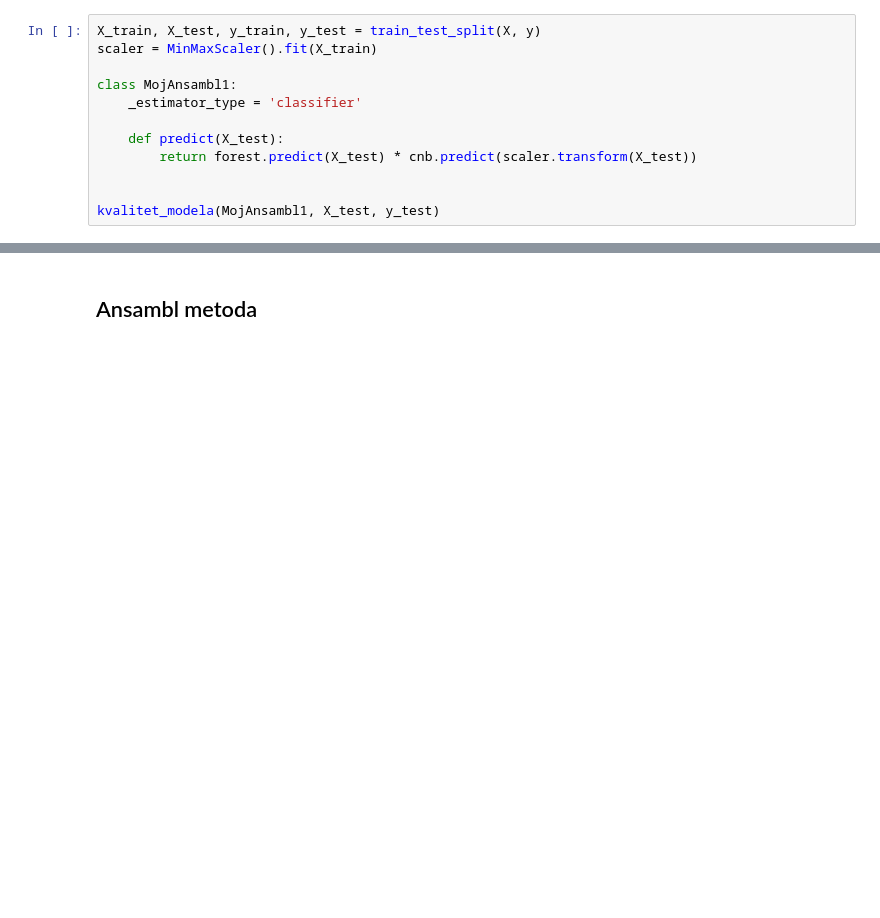
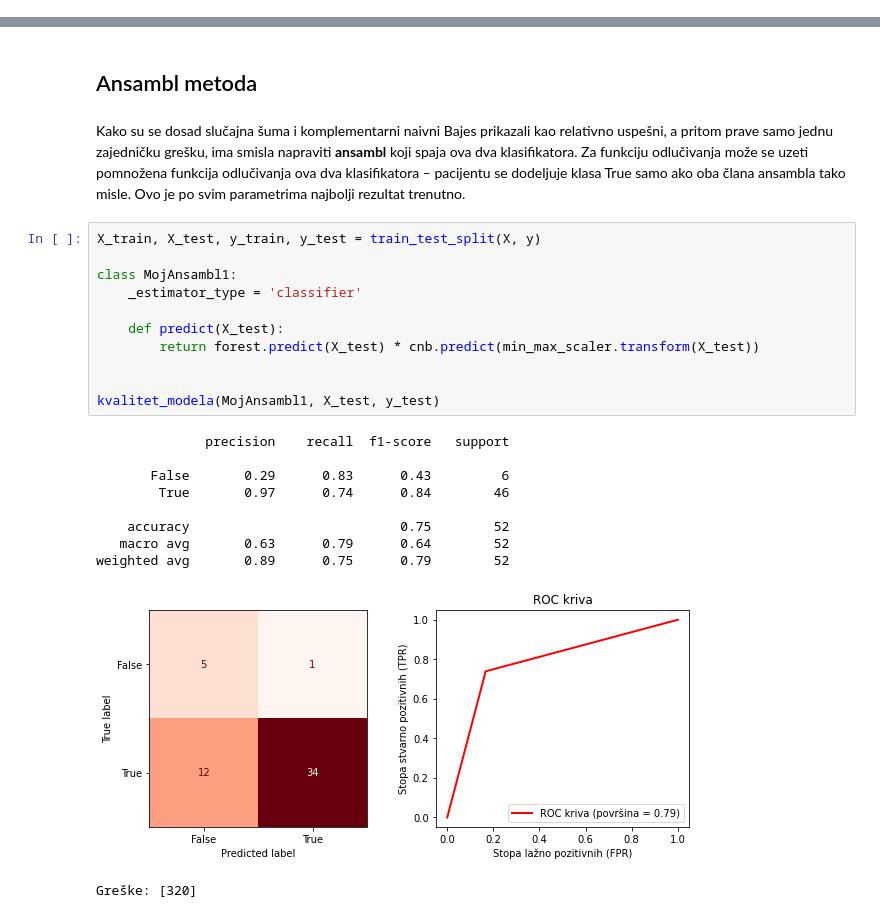
Before and after one commit to matfija/Elektrokonverzija, a Jupyter notebook: elektroklasifikacija.ipynb, the cells around one changed output, grey strips where cells are left out. Drawn from its saved outputs; the diff is of its cells as text; blank space fills up the shorter version.

Commit message:
Ansambli prebačeni na kraj

```diff
--- a/elektroklasifikacija.ipynb
+++ b/elektroklasifikacija.ipynb
@@ -311,12 +305,0 @@ Kako su se dosad slučajna šuma i komplementarni naivni Bajes prikazali kao rel
-# %%
-X_train, X_test, y_train, y_test = train_test_split(X, y)
-scaler = MinMaxScaler().fit(X_train)
-
-class MojAnsambl1:
-    _estimator_type = 'classifier'
-
-    def predict(X_test):
-        return forest.predict(X_test) * cnb.predict(scaler.transform(X_test))
-
-
-kvalitet_modela(MojAnsambl1, X_test, y_test)
@@ -540,4 +503,28 @@ weighted avg       0.86      0.73      0.78        52
 Greške: [ 6 63]
 # %% [markdown]
 ## Ansambl metoda
+# %% [markdown]
+Kako su se dosad slučajna šuma i komplementarni naivni Bajes prikazali kao relativno uspešni, a pritom prave samo jednu zajedničku grešku, ima smisla napraviti **ansambl** koji spaja ova dva klasifikatora. Za funkciju odlučivanja može se uzeti pomnožena funkcija odlučivanja ova dva klasifikatora – pacijentu se dodeljuje klasa True samo ako oba člana ansambla tako misle. Ovo je po svim parametrima najbolji rezultat trenutno.
+# %%
+X_train, X_test, y_train, y_test = train_test_split(X, y)
+
+class MojAnsambl1:
+    _estimator_type = 'classifier'
+
+    def predict(X_test):
+        return forest.predict(X_test) * cnb.predict(min_max_scaler.transform(X_test))
+
+
+kvalitet_modela(MojAnsambl1, X_test, y_test)
+# %% [output]
+              precision    recall  f1-score   support
+
+       False       0.29      0.83      0.43         6
+        True       0.97      0.74      0.84        46
+
+    accuracy                           0.75        52
+   macro avg       0.63      0.79      0.64        52
+weighted avg       0.89      0.75      0.79        52
+[figure, added]
+Greške: [320]
 # %% [markdown]
```
Also changed, not shown: parts of 17 cells of this notebook.
